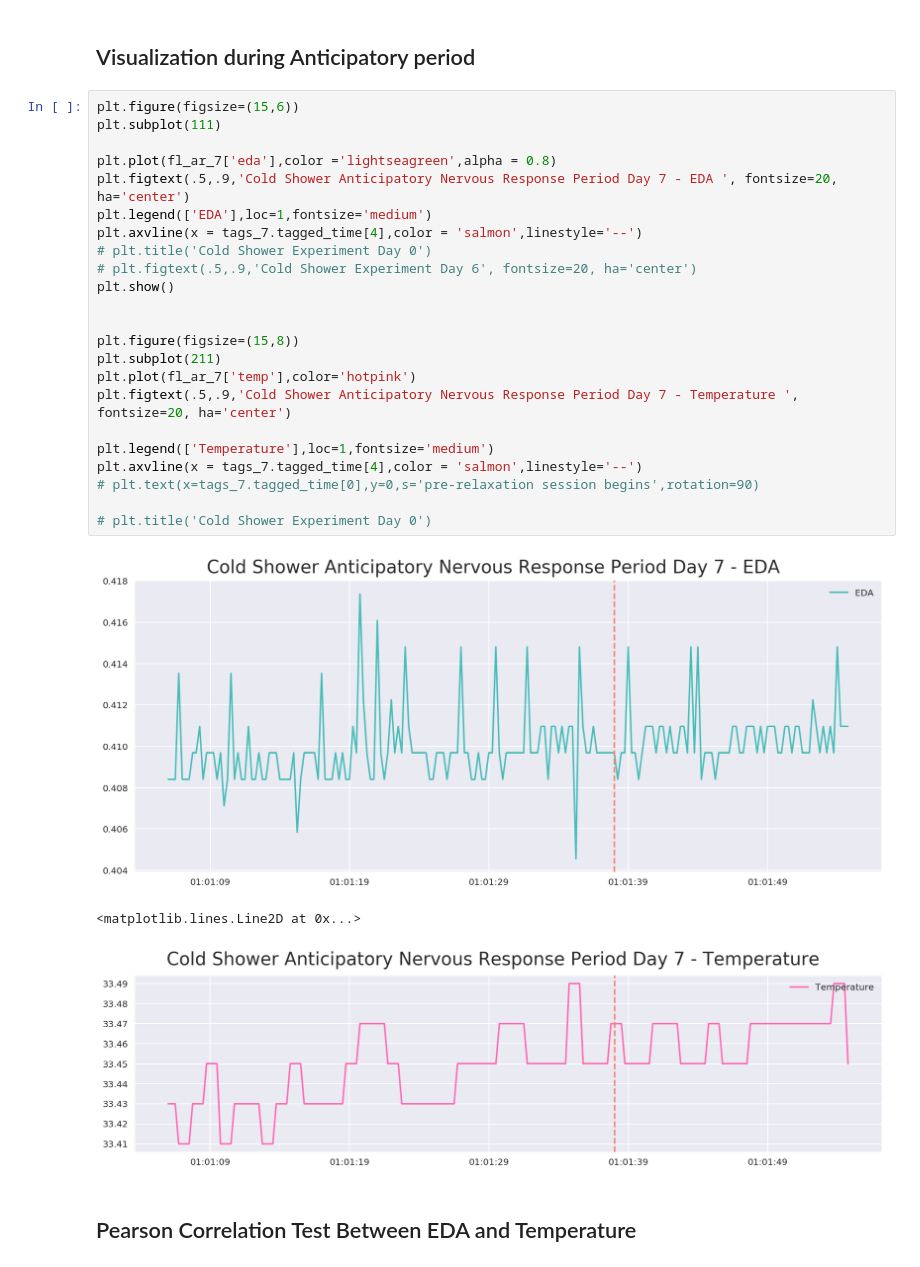
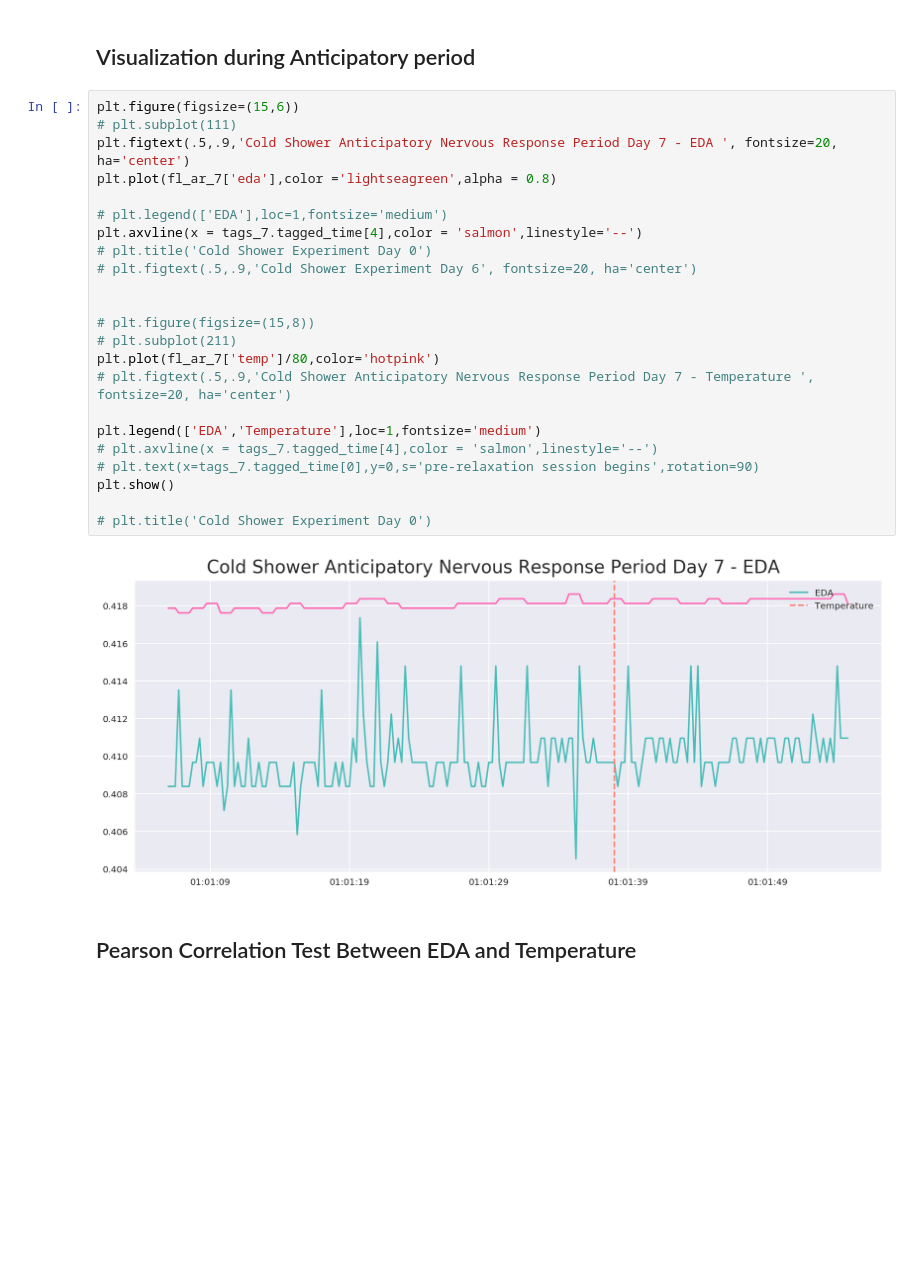
Before and after one commit to haohan723/Physiological-Data-Analysis, a Jupyter notebook: cvxEDA/src/pre and post experiment tonic component analysis .ipynb, the cells around one changed output. Cells and saved outputs as stored; diff of their text form; blank space fills up the shorter version.

```diff
--- a/cvxEDA/src/pre and post experiment tonic component analysis .ipynb
+++ b/cvxEDA/src/pre and post experiment tonic component analysis .ipynb
@@ -381,31 +381,29 @@ Number of SCRs: [  7  12  14  17  22  25  34  37  41  43  51  54  65  71  77  83
 ## Visualization during Anticipatory period
 # %%
 plt.figure(figsize=(15,6))
-plt.subplot(111)
+# plt.subplot(111)
+plt.figtext(.5,.9,'Cold Shower Anticipatory Nervous Response Period Day 7 - EDA ', fontsize=20, ha='center')
+plt.plot(fl_ar_7['eda'],color ='lightseagreen',alpha = 0.8)
 
-plt.plot(fl_ar_7['eda'],color ='lightseagreen',alpha = 0.8)
-plt.figtext(.5,.9,'Cold Shower Anticipatory Nervous Response Period Day 7 - EDA ', fontsize=20, ha='center')
-plt.legend(['EDA'],loc=1,fontsize='medium')
+# plt.legend(['EDA'],loc=1,fontsize='medium')
 plt.axvline(x = tags_7.tagged_time[4],color = 'salmon',linestyle='--')
 # plt.title('Cold Shower Experiment Day 0')
 # plt.figtext(.5,.9,'Cold Shower Experiment Day 6', fontsize=20, ha='center')
+
+
+# plt.figure(figsize=(15,8))
+# plt.subplot(211)
+plt.plot(fl_ar_7['temp']/80,color='hotpink')
+# plt.figtext(.5,.9,'Cold Shower Anticipatory Nervous Response Period Day 7 - Temperature ', fontsize=20, ha='center')
+
+plt.legend(['EDA','Temperature'],loc=1,fontsize='medium')
+# plt.axvline(x = tags_7.tagged_time[4],color = 'salmon',linestyle='--')
+# plt.text(x=tags_7.tagged_time[0],y=0,s='pre-relaxation session begins',rotation=90)
 plt.show()
 
-
-plt.figure(figsize=(15,8))
-plt.subplot(211)
-plt.plot(fl_ar_7['temp'],color='hotpink')
-plt.figtext(.5,.9,'Cold Shower Anticipatory Nervous Response Period Day 7 - Temperature ', fontsize=20, ha='center')
-
-plt.legend(['Temperature'],loc=1,fontsize='medium')
-plt.axvline(x = tags_7.tagged_time[4],color = 'salmon',linestyle='--')
-# plt.text(x=tags_7.tagged_time[0],y=0,s='pre-relaxation session begins',rotation=90)
-
 # plt.title('Cold Shower Experiment Day 0')
 # %% [output]
-[figure, old version]
+[figure, new version]
-<matplotlib.lines.Line2D at 0x...>
-[figure, removed]
 # %% [markdown]
 ## Pearson Correlation Test Between EDA and Temperature
 # %%
```
Also changed, not shown: parts of 1 cell of this notebook.
